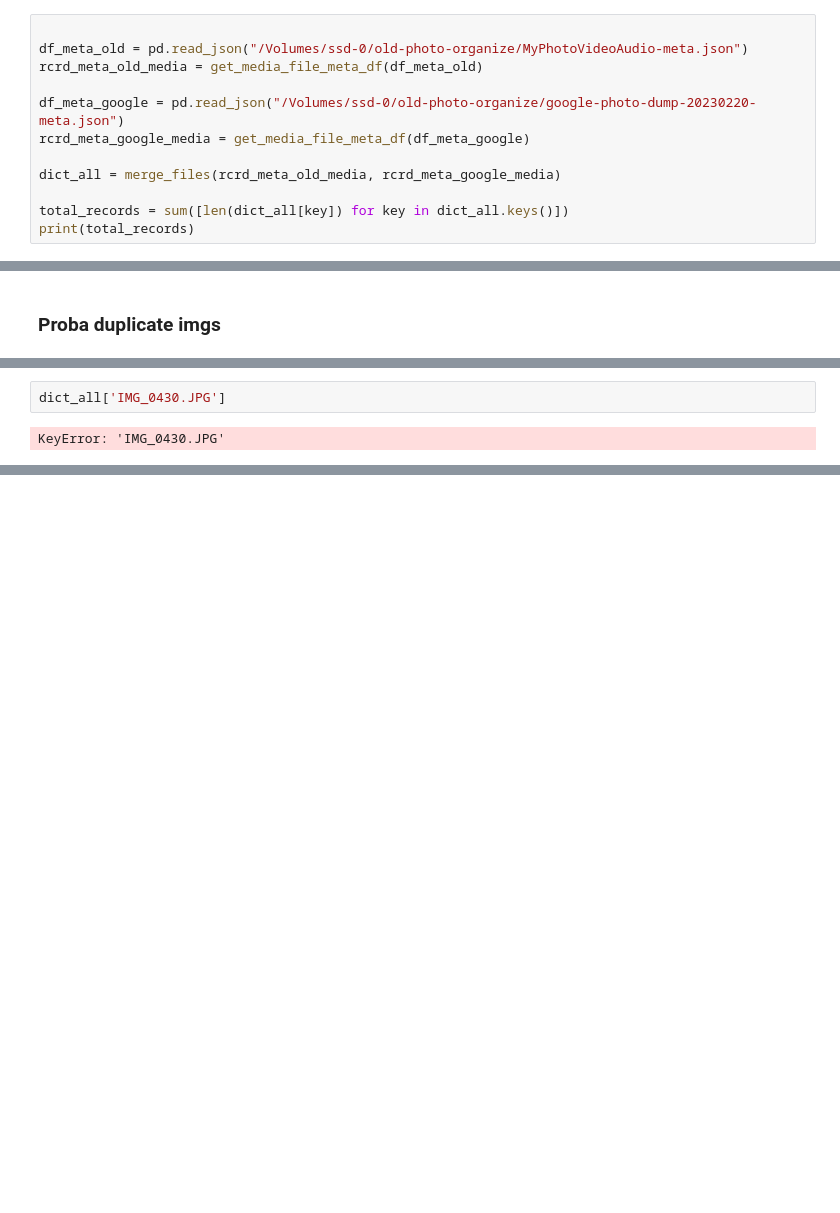
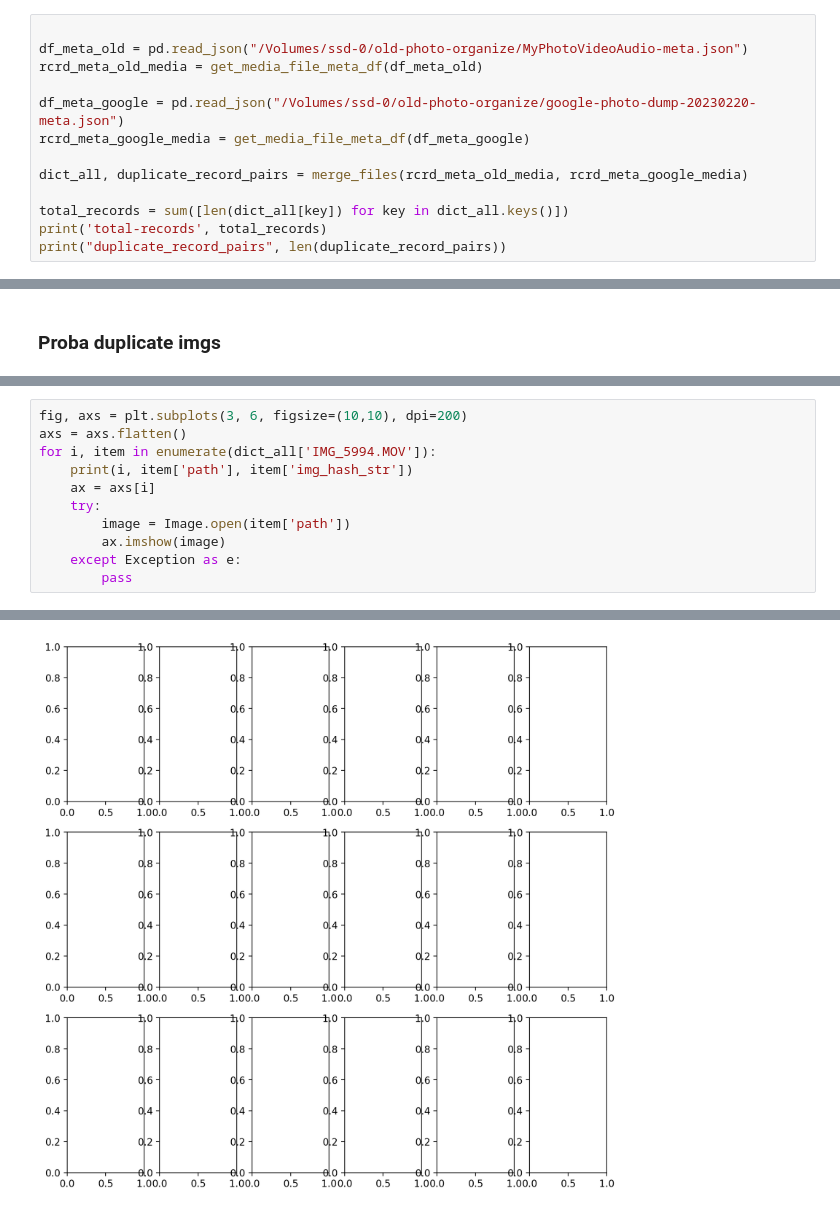
Before and after one commit to zjlxgxz/photo-alignment, a Jupyter notebook: src/merge-photos.ipynb, the cells around one changed output, grey strips where cells are left out. Saved outputs shown, nothing was run; the diff lists cells and outputs as text; blank space fills up the shorter version.

Commit message:
solve (1) duplicate problem

```diff
--- a/src/merge-photos.ipynb
+++ b/src/merge-photos.ipynb
@@ -197,8 +212,9 @@ rcrd_meta_old_media = get_media_file_meta_df(df_meta_old)
 df_meta_google = pd.read_json("/Volumes/ssd-0/old-photo-organize/google-photo-dump-20230220-meta.json")
 rcrd_meta_google_media = get_media_file_meta_df(df_meta_google)
 
-dict_all = merge_files(rcrd_meta_old_media, rcrd_meta_google_media)
+dict_all, duplicate_record_pairs = merge_files(rcrd_meta_old_media, rcrd_meta_google_media)
 
 total_records = sum([len(dict_all[key]) for key in dict_all.keys()])
-print(total_records)
+print('total-records', total_records)
+print("duplicate_record_pairs", len(duplicate_record_pairs))
 # %% [output]
@@ -236,4 +254,12 @@ print(key_records[:100])
-# %%
-dict_all['IMG_0430.JPG']
-# %% [output]
-KeyError: 'IMG_0430.JPG'
+# %%
+fig, axs = plt.subplots(3, 6, figsize=(10,10), dpi=200)
+axs = axs.flatten()
+for i, item in enumerate(dict_all['IMG_5994.MOV']):
+    print(i, item['path'], item['img_hash_str'])
+    ax = axs[i]
+    try:
+        image = Image.open(item['path'])
+        ax.imshow(image)
+    except Exception as e:
+        pass
+# %% [output]
@@ -239,0 +271 @@ KeyError: 'IMG_0430.JPG'
+[figure, added]
```
Also changed, not shown: parts of 17 cells of this notebook.
